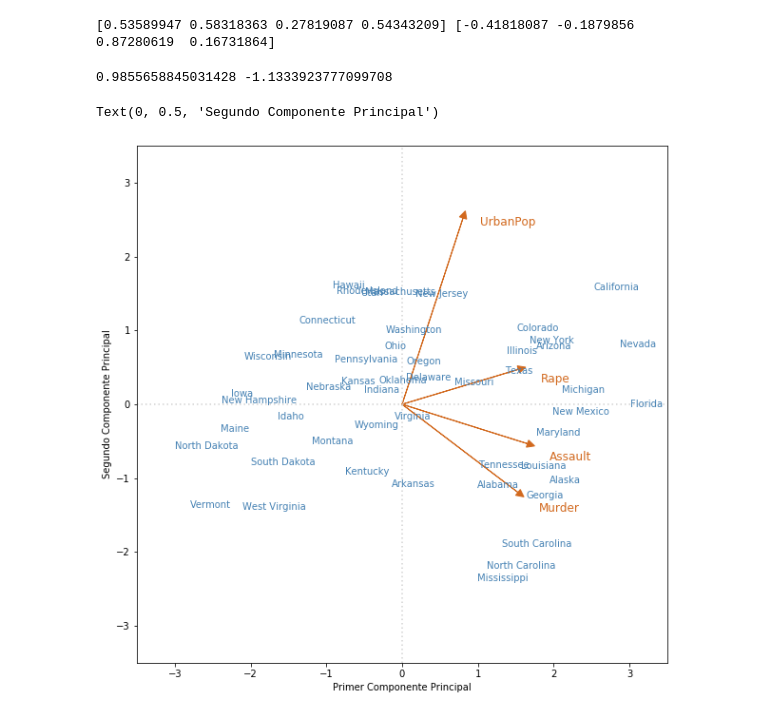
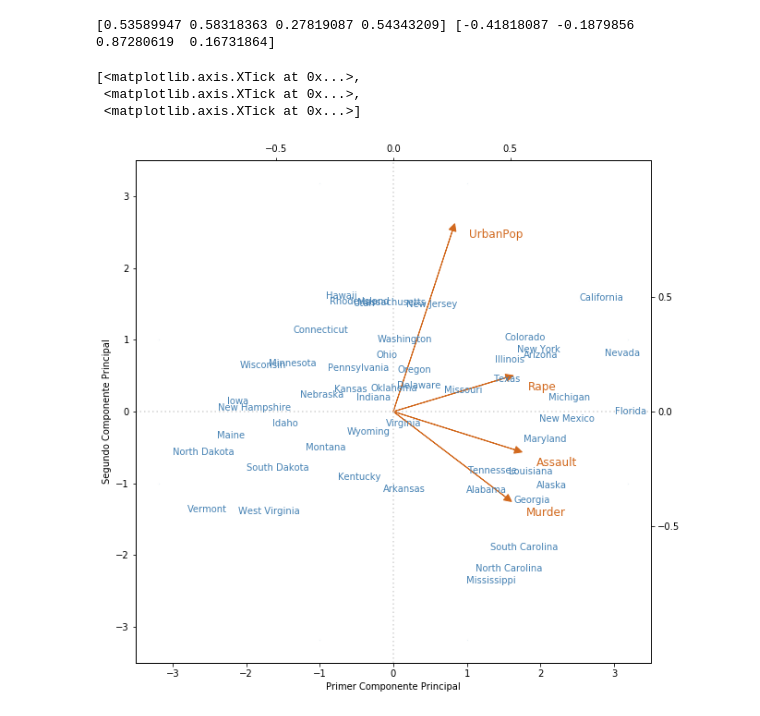
Before and after one commit to TmsRC/DataScience_Primeros, a Jupyter notebook: Ejercicio09.ipynb, the cells around one changed output. Drawn from its saved outputs; the diff is of its cells as text; code cells hidden in the pictures.

```diff
--- a/Ejercicio09.ipynb
+++ b/Ejercicio09.ipynb
@@ -27,35 +27,40 @@ print(PCL_1,PCL_2)
 # %% [output]
 [0.53589947 0.58318363 0.27819087 0.54343209] [-0.41818087 -0.1879856   0.87280619  0.16731864]
 # %%
-plt.figure(figsize=(10,10))
+fig, ax1 = plt.subplots(figsize=(10,10))
 
 #print(PCL_1,PCL_2)
 
 for i in range(len(valores)):
     x = np.dot(PCL_1,valores[i])
     y = np.dot(PCL_2,valores[i])
-    plt.text(x,y,datosFull['Unnamed: 0'][i],color="steelblue")
-    plt.scatter(x,y,s=0.0001)
+    ax1.text(x,y,datosFull['Unnamed: 0'][i],color="steelblue")
+    ax1.scatter(x,y,s=0.0001)
 
 for i in range(PCL_1.size):
     x = PCL_1[i]*3
     y = PCL_2[i]*3
-    plt.arrow(0,0,x,y, length_includes_head=True,head_width=0.1,head_length=0.1,fc="chocolate",ec="chocolate",color="chocolate")
-    plt.annotate(headers[i],xy=(x+0.2,y-0.2),fontsize=12,color="chocolate")
+    ax1.arrow(0,0,x,y, length_includes_head=True,head_width=0.1,head_length=0.1,fc="chocolate",ec="chocolate",color="chocolate")
+    ax1.annotate(headers[i],xy=(x+0.2,y-0.2),fontsize=12,color="chocolate")
 
-x = np.dot(PCL_1,valores[0])
-y = np.dot(PCL_2,valores[0])
-print(x,y)
-#plt.text(x,y,datosFull['Unnamed: 0'][0],fontsize=10,color="blue")
 
-plt.ylim(-3.5,3.5)
-plt.xlim(-3.5,3.5)
-plt.axhline(0,color='lightgray',dashes=(1,1,0,1))
-plt.axvline(0,color='lightgray',dashes=(1,1,0,1))
+ax1.set_ylim(-3.5,3.5)
+ax1.set_xlim(-3.5,3.5)
+ax1.axhline(0,color='lightgray',dashes=(1,1,0,1))
+ax1.axvline(0,color='lightgray',dashes=(1,1,0,1))
 
-plt.xlabel('Primer Componente Principal')
-plt.ylabel('Segundo Componente Principal')
+ax1.set_xlabel('Primer Componente Principal')
+ax1.set_ylabel('Segundo Componente Principal')
+
+ax2 = ax1.twinx()
+ax2.scatter([-1,-1,1,1],[-1,1,-1,1],s=0.001)
+ax2.yaxis.set_ticks([-0.5,0,0.5])
+
+ax2 = ax1.twiny()
+ax2.scatter([-1,-1,1,1],[-1,1,-1,1],s=0.001)
+ax2.xaxis.set_ticks([-0.5,0,0.5])
 # %% [output]
-0.9855658845031428 -1.1333923777099708
+[<matplotlib.axis.XTick at 0x...>,
+ <matplotlib.axis.XTick at 0x...>,
+ <matplotlib.axis.XTick at 0x...>]
-Text(0, 0.5, 'Segundo Componente Principal')
-[figure, old version]
+[figure, new version]
```
